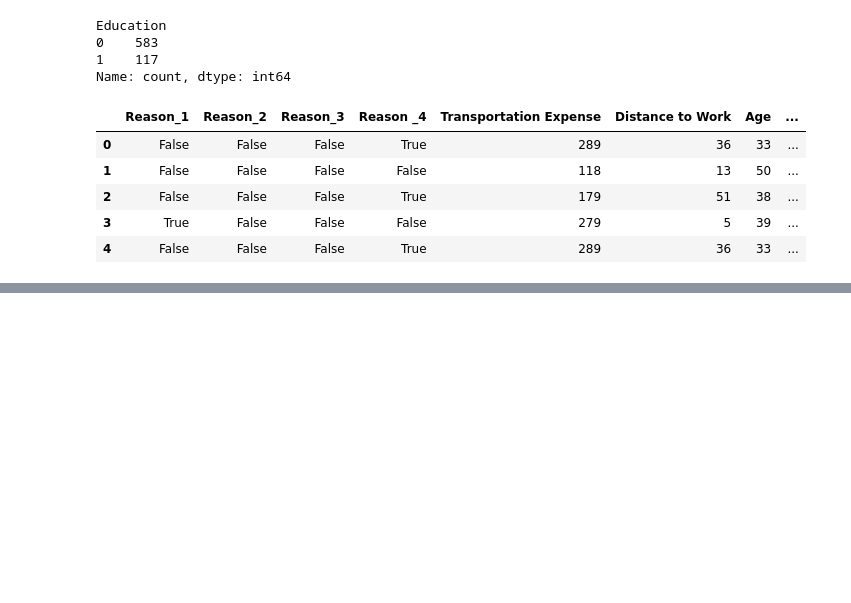
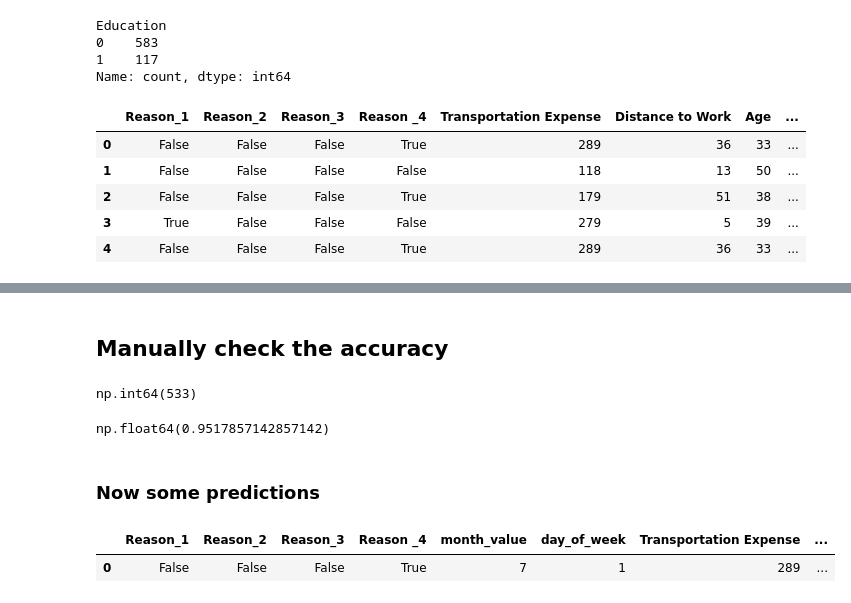
Before and after one commit to PhoenixDwarf/FORK-Inteligencia-artificial-computacion-U, a Jupyter notebook: Kaggle Project/absenteeism-at-work.ipynb, the cells around one changed output, grey strips where cells are left out. Saved outputs shown, nothing was run; the diff lists cells and outputs as text; code cells hidden in the pictures; blank space fills up the shorter version.

```diff
--- a/Kaggle Project/absenteeism-at-work.ipynb
+++ b/Kaggle Project/absenteeism-at-work.ipynb
@@ -373,0 +456,2 @@ df_processed.to_csv('archive/processed_data.csv')
+# %% [markdown]
+## Manually check the accuracy
@@ -373,0 +460,16 @@ df_processed.to_csv('archive/processed_data.csv')
+# %%
+correct = (y_hat == y_train).sum()
+correct
+# %% [output]
+np.int64(533)
+# %%
+correct / y_train.shape[0]
+# %% [output]
+np.float64(0.9517857142857142)
+# %% [markdown]
+### Now some predictions
+# %%
+data_processed[:1]
+# %% [output]
+|  | Reason_1 | Reason_2 | Reason_3 | Reason _4 | month_value | day_of_week | Transportation Expense | ... |
+| 0 | False | False | False | True | 7 | 1 | 289 | ... |
```
Also changed, not shown: parts of 27 cells of this notebook.
